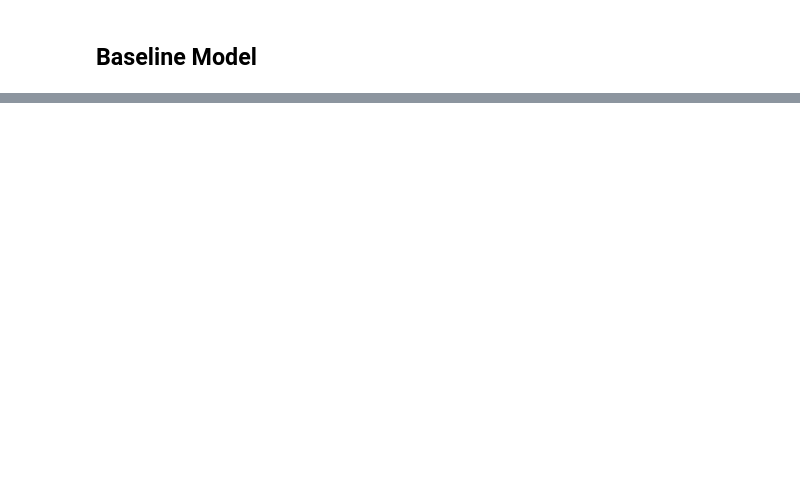
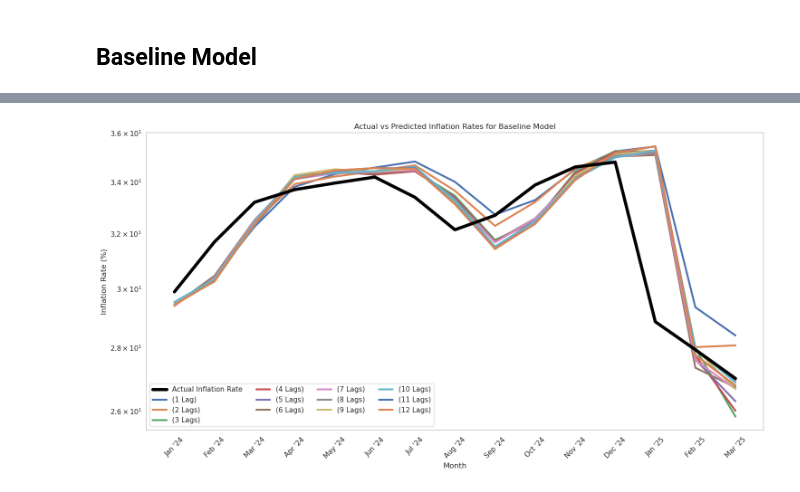
Before and after one commit to MartinsAwojide/inflation_nowcast, a Jupyter notebook: modelling.ipynb, the cells around one changed output, grey strips where cells are left out. Cells and saved outputs as stored; diff of their text form; code cells hidden in the pictures; blank space fills up the shorter version.

```diff
--- a/modelling.ipynb
+++ b/modelling.ipynb
@@ -26,0 +598,39 @@ inflation_data.head()
+# %%
+import seaborn as sns
+
+plt.figure(figsize=(15, 8))
+
+# Plot actual inflation rate with highest zorder
+sns.lineplot(
+    data=predictions_df,
+    x='Month',
+    y='Actual Inflation Rate',
+    label='Actual Inflation Rate',
+    linewidth=5,
+    color='black',
+    zorder=10
+)
+
+# Plot predicted inflation rates for each lag (no marker)
+for i in range(1, 13):
+    sns.lineplot(
+        data=predictions_df,
+        x='Month',
+        y=f'Predicted Inflation Rate ({i} Lag{"s" if i > 1 else ""})',
+        label=f'({i} Lag{"s" if i > 1 else ""})',
+        linewidth=3,
+        zorder=5
+    )
+
+plt.title('Actual vs Predicted Inflation Rates for Baseline Model')
+plt.xlabel('Month')
+plt.ylabel('Inflation Rate (%)')
+plt.yscale('log')
+plt.xticks(rotation=45)
+plt.legend(loc='best', fontsize=11, ncol=4, frameon=True, fancybox=True)
+plt.grid(False)
+plt.tight_layout()
+plt.savefig('./actual_vs_predicted_inflation_rates_baseline_models_seaborn.png')
+plt.show()
+# %% [output]
+[figure, added]
```
Also changed, not shown: parts of 22 cells of this notebook, 4 other files.
